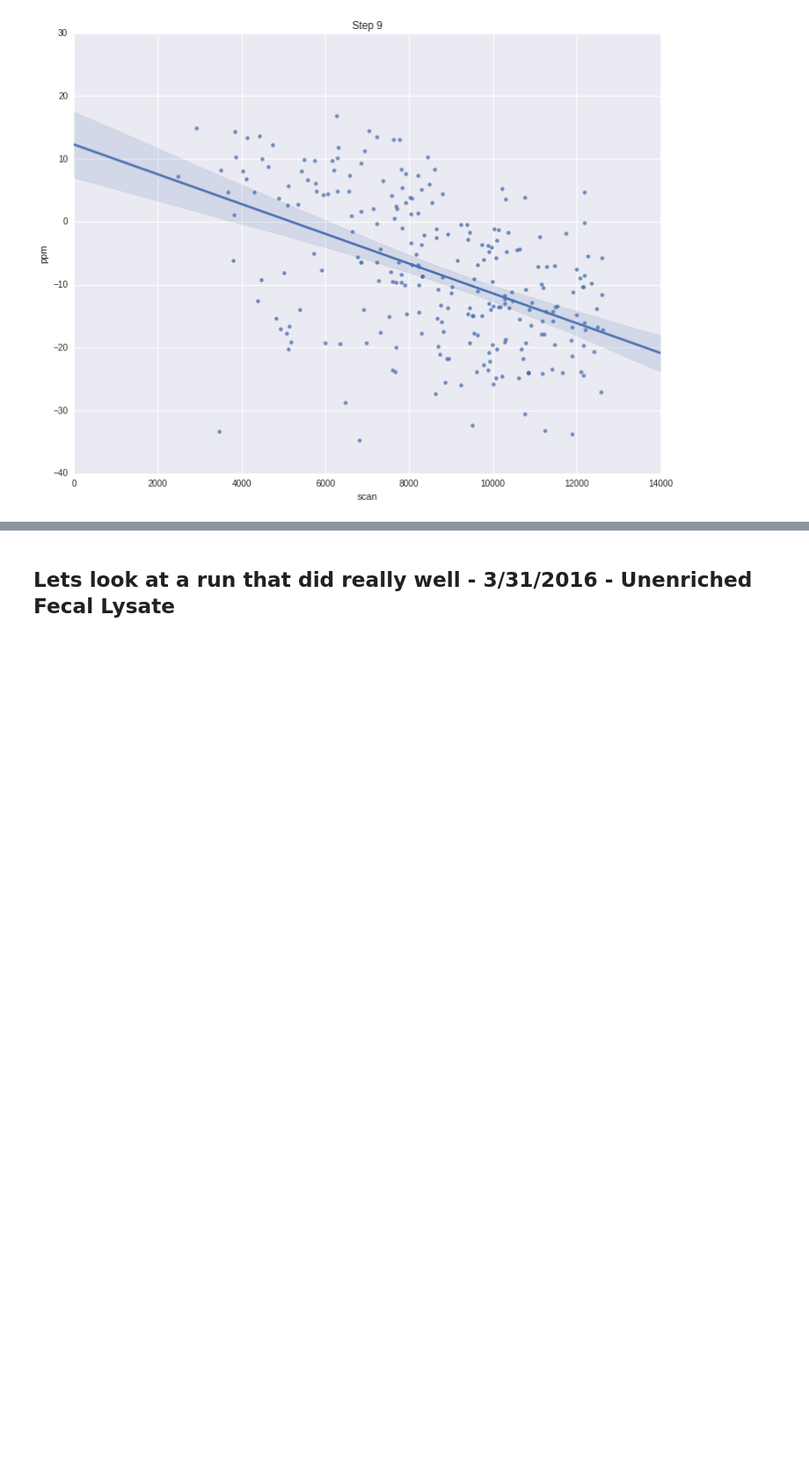
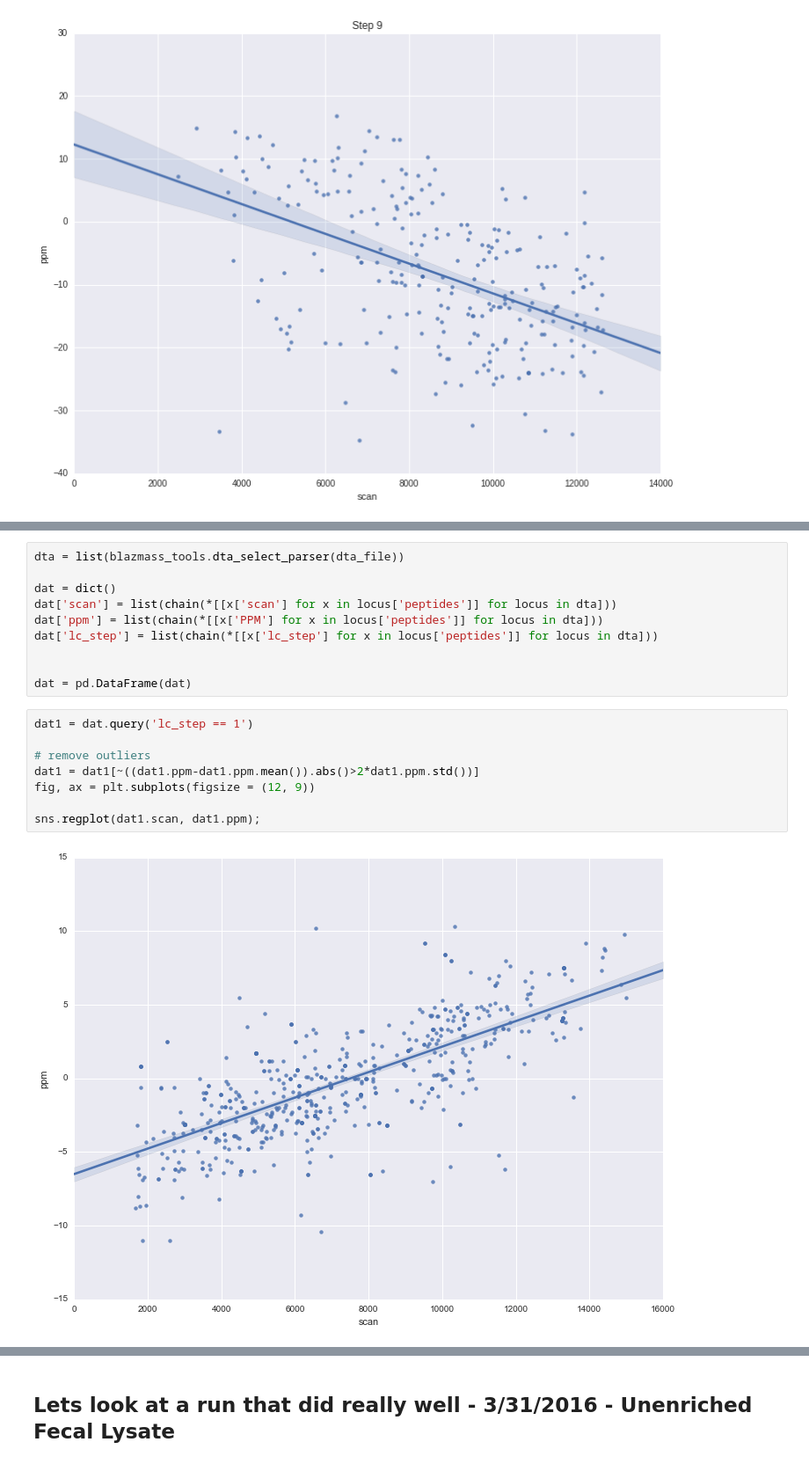
Before and after one commit to mmayers12/n15_mice, a Jupyter notebook: ipynbs/Mass-drift-problem.ipynb, the cells around one changed output, grey strips where cells are left out. Shown at 88% size. Saved outputs shown, nothing was run; the diff lists cells and outputs as text; blank space fills up the shorter version.

```diff
--- a/ipynbs/Mass-drift-problem.ipynb
+++ b/ipynbs/Mass-drift-problem.ipynb
@@ -134,0 +149,20 @@ plt.title('Step 9');
+# %%
+dta = list(blazmass_tools.dta_select_parser(dta_file))
+
+dat = dict()
+dat['scan'] = list(chain(*[[x['scan'] for x in locus['peptides']] for locus in dta]))
+dat['ppm'] = list(chain(*[[x['PPM'] for x in locus['peptides']] for locus in dta]))
+dat['lc_step'] = list(chain(*[[x['lc_step'] for x in locus['peptides']] for locus in dta]))
+
+
+dat = pd.DataFrame(dat)
+# %%
+dat1 = dat.query('lc_step == 1')
+
+# remove outliers
+dat1 = dat1[~((dat1.ppm-dat1.ppm.mean()).abs()>2*dat1.ppm.std())]
+fig, ax = plt.subplots(figsize = (12, 9))
+
+sns.regplot(dat1.scan, dat1.ppm);
+# %% [output]
+[figure, added]
```
Also changed, not shown: parts of 8 cells of this notebook.
